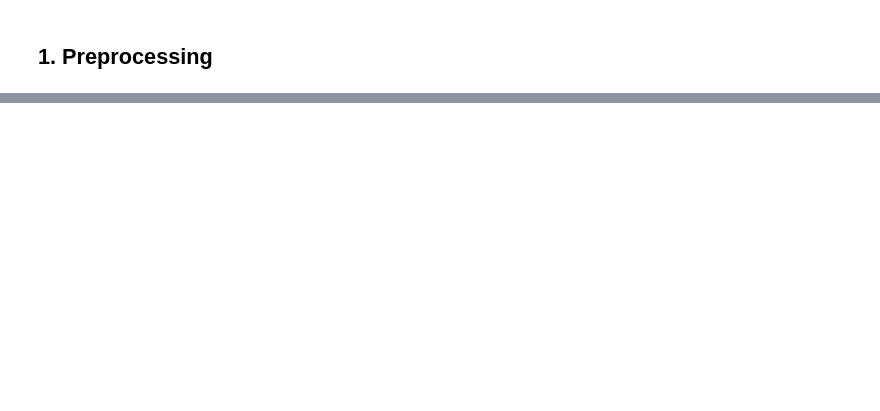
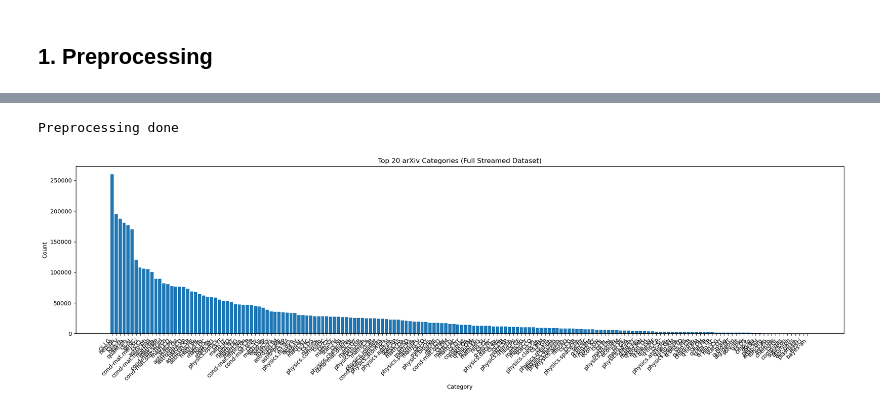
Before and after one commit to crissobrino/still-thinking-2, a Jupyter notebook: backend-fastapi/scripts/exploration_preprocessing.ipynb, the cells around one changed output, grey strips where cells are left out. Drawn from its saved outputs; the diff is of its cells as text; code cells hidden in the pictures; blank space fills up the shorter version.

```diff
--- a/backend-fastapi/scripts/exploration_preprocessing.ipynb
+++ b/backend-fastapi/scripts/exploration_preprocessing.ipynb
@@ -12,0 +22,58 @@ ValueError: Trailing data
+# %%
+import pandas as pd
+import json
+from collections import Counter
+import matplotlib.pyplot as plt
+
+input_path = "../data/arxiv-metadata-oai-snapshot.json"
+output_path = "../data/papers_clean.jsonl"
+
+keep_cols = ["id", "title", "abstract", "authors", "categories", "update_date"]
+
+chunksize = 10000
+category_counter = Counter()
+
+with open(output_path, "w", encoding="utf-8") as out:
+    for chunk in pd.read_json(input_path, lines=True, chunksize=chunksize):
+
+        # Keep only needed columns
+        chunk = chunk[keep_cols].copy()
+
+        # Clean text fields
+        chunk["title"] = chunk["title"].fillna("").str.strip()
+        chunk["abstract"] = chunk["abstract"].fillna("").str.strip()
+        chunk["authors"] = chunk["authors"].fillna("").str.strip()
+        chunk["categories"] = chunk["categories"].fillna("").str.strip()
+
+        # Filter bad rows
+        chunk = chunk[(chunk["title"] != "") & (chunk["abstract"] != "")]
+        chunk = chunk[chunk["abstract"].str.len() >= 50]
+
+        # --- UPDATE CATEGORY COUNTS ---
+        for cats in chunk["categories"]:
+            for c in cats.split():
+                category_counter[c] += 1
+
+        # --- SAVE CLEANED DATA ---
+        for record in chunk.to_dict(orient="records"):
+            out.write(json.dumps(record, ensure_ascii=False) + "\n")
+
+print("Preprocessing done")
+# %% [output]
+Preprocessing done
+# %%
+top_categories = category_counter.most_common(1000)
+
+labels = [x[0] for x in top_categories]
+values = [x[1] for x in top_categories]
+
+plt.figure(figsize=(20, 6))
+plt.bar(labels, values)
+plt.xticks(rotation=45, ha="right")
+plt.title("Top 20 arXiv Categories (Full Streamed Dataset)")
+plt.xlabel("Category")
+plt.ylabel("Count")
+plt.tight_layout()
+plt.show()
+# %% [output]
+[figure, added]
```
Also changed, not shown: parts of 6 cells of this notebook, 7 other files.
